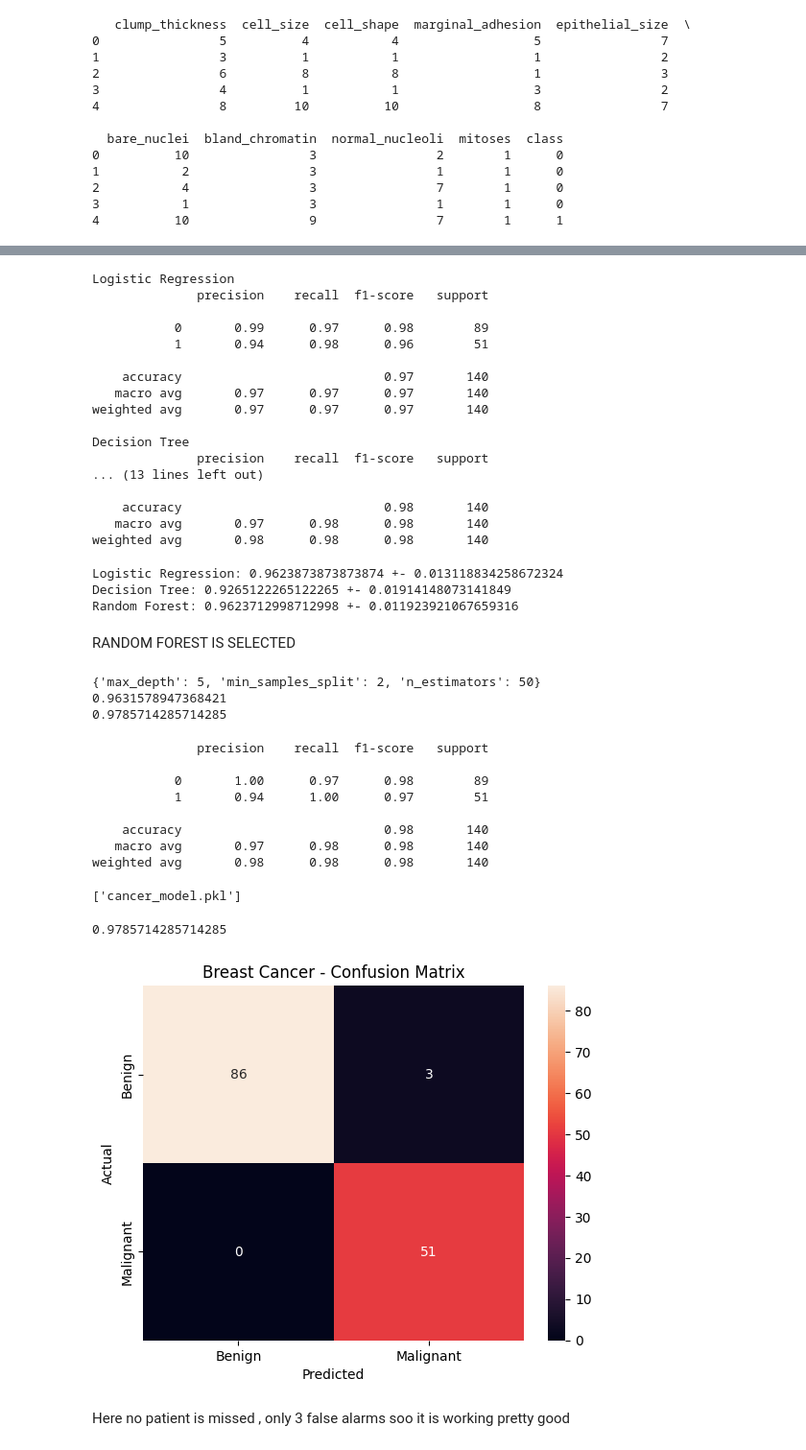
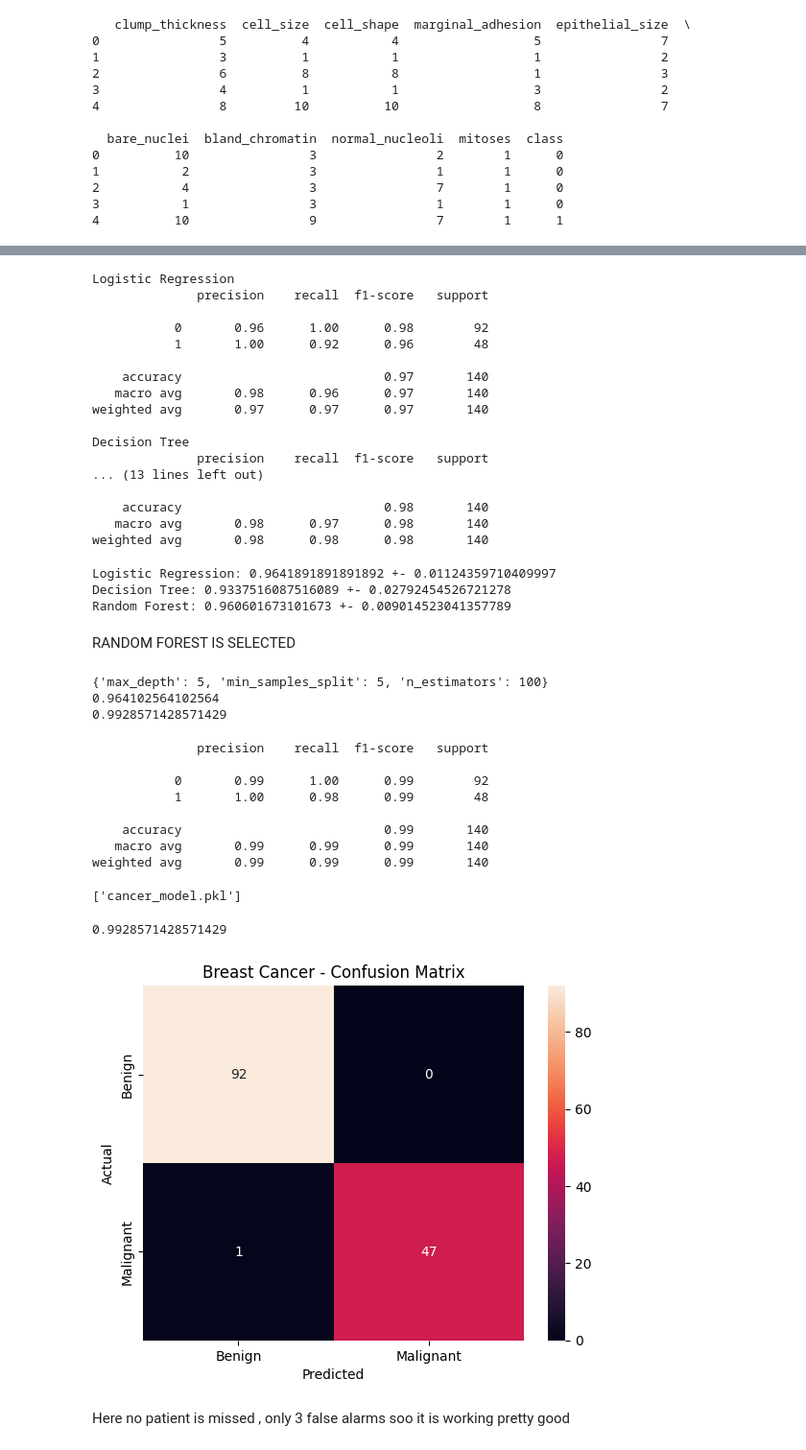
Before and after one commit to howljenkins2003-cpu/ML-journey, a Jupyter notebook: Breast_cancer/Breast_cancer_classification.ipynb, the cells around one changed output, grey strips where cells are left out. Shown at 96% size. Cells and saved outputs as stored; diff of their text form; code cells hidden in the pictures.

```diff
--- a/Breast_cancer/Breast_cancer_classification.ipynb
+++ b/Breast_cancer/Breast_cancer_classification.ipynb
@@ -132,7 +132,7 @@ df_org = df.copy()
 X = df.drop(columns=['class'])
 y = df['class']
 
-X_train, X_test, y_train, y_test = train_test_split(X, y, test_size=0.2, random_state=42)
+X_train, X_test, y_train, y_test = train_test_split(X, y, test_size=0.2, random_state=42, stratify=y)
 # %%
 fill_value = X_train['bare_nuclei'].mode()[0]
 X_train['bare_nuclei'] = X_train['bare_nuclei'].fillna(fill_value)
@@ -203,11 +203,11 @@ for name, model in models.items():
 Logistic Regression
               precision    recall  f1-score   support
 
-           0       0.99      0.97      0.98        89
-           1       0.94      0.98      0.96        51
+           0       0.96      1.00      0.98        92
+           1       1.00      0.92      0.96        48
 
     accuracy                           0.97       140
-   macro avg       0.97      0.97      0.97       140
+   macro avg       0.98      0.96      0.97       140
 weighted avg       0.97      0.97      0.97       140
 
 Decision Tree
@@ -215,7 +215,7 @@ Decision Tree
 ... (13 lines left out)
 
     accuracy                           0.98       140
-   macro avg       0.97      0.98      0.98       140
+   macro avg       0.98      0.97      0.98       140
 weighted avg       0.98      0.98      0.98       140
 # %%
 from sklearn.model_selection import cross_val_score
@@ -224,9 +224,9 @@ for name, model in models.items():
     scores = cross_val_score(model, X_train_scaled, y_train, cv = 5  )
     print(f"{name}: {scores.mean()} +- {scores.std()}")
 # %% [output]
-Logistic Regression: 0.9623873873873874 +- 0.013118834258672324
-Decision Tree: 0.9265122265122265 +- 0.01914148073141849
-Random Forest: 0.9623712998712998 +- 0.011923921067659316
+Logistic Regression: 0.9641891891891892 +- 0.01124359710409997
+Decision Tree: 0.9337516087516089 +- 0.02792454526721278
+Random Forest: 0.960601673101673 +- 0.009014523041357789
 # %% [markdown]
 RANDOM FOREST IS SELECTED
 # %%
@@ -252,20 +252,20 @@ print(rf_grid.best_score_)
 best_model = rf_grid.best_estimator_
 print(best_model.score(X_test_scaled, y_test))
 # %% [output]
-{'max_depth': 5, 'min_samples_split': 2, 'n_estimators': 50}
-0.9631578947368421
-0.9785714285714285
+{'max_depth': 5, 'min_samples_split': 5, 'n_estimators': 100}
+0.964102564102564
+0.9928571428571429
 # %%
 print(classification_report(y_test, best_model.predict(X_test_scaled)))
 # %% [output]
               precision    recall  f1-score   support
 
-           0       1.00      0.97      0.98        89
-           1       0.94      1.00      0.97        51
+           0       0.99      1.00      0.99        92
+           1       1.00      0.98      0.99        48
 
-    accuracy                           0.98       140
-   macro avg       0.97      0.98      0.98       140
-weighted avg       0.98      0.98      0.98       140
+    accuracy                           0.99       140
+   macro avg       0.99      0.99      0.99       140
+weighted avg       0.99      0.99      0.99       140
 # %%
 import joblib
 
@@ -276,17 +276,17 @@ joblib.dump(best_model, "cancer_model.pkl")
 loaded_model = joblib.load("cancer_model.pkl")
 print(loaded_model.score(X_test_scaled, y_test))
 # %% [output]
-0.9785714285714285
+0.9928571428571429
 # %%
 from sklearn.metrics import confusion_matrix
 
-cm = confusion_matrix(y_test, model.predict(X_test_scaled))
+cm = confusion_matrix(y_test, best_model.predict(X_test_scaled))
 sns.heatmap(cm, annot = True, fmt = 'd', xticklabels=['Benign', 'Malignant'], yticklabels= ['Benign', 'Malignant'])
 plt.xlabel("Predicted")
 plt.ylabel("Actual")
 plt.title("Breast Cancer - Confusion Matrix")
 plt.show()
 # %% [output]
-[figure, old version]
+[figure, new version]
 # %% [markdown]
 Here no patient is missed , only 3 false alarms soo it is working pretty good
```
Also changed, not shown: parts of 3 cells of this notebook, 1 other file.
